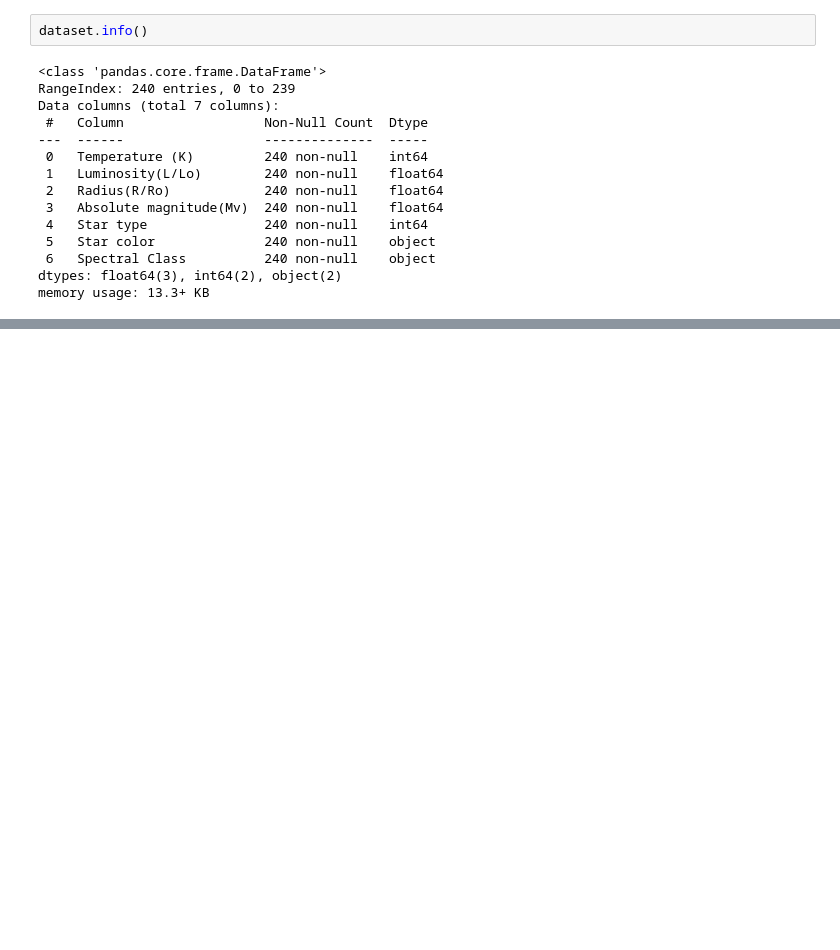
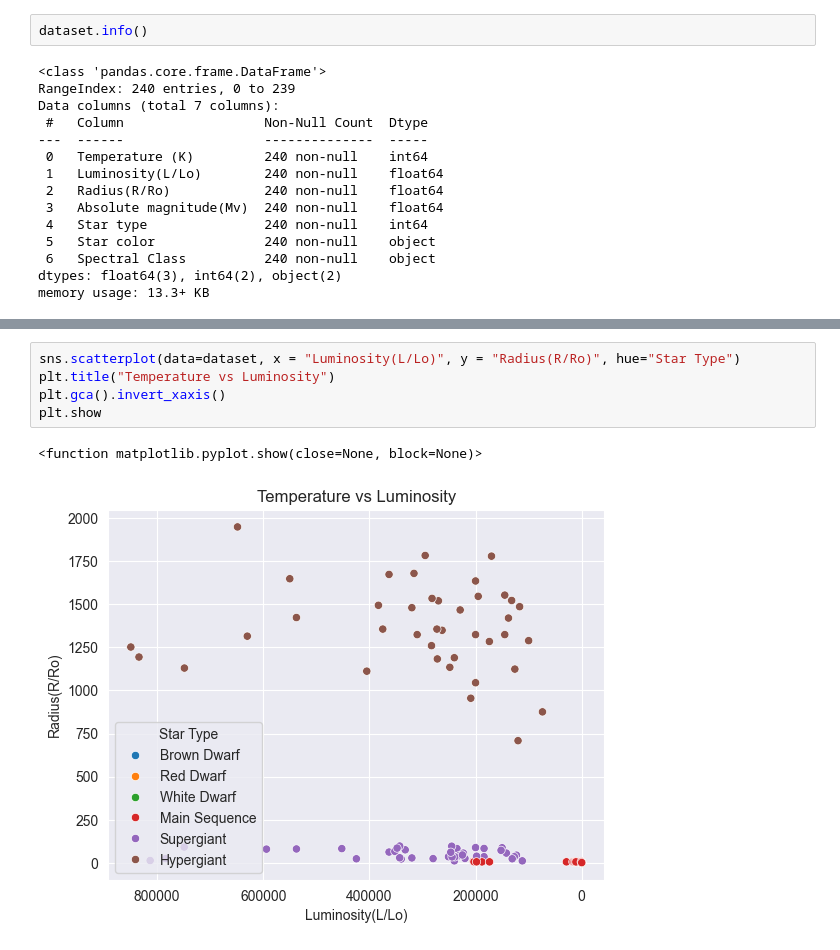
Before and after one commit to Sleepysloth99/Star_generation, a Jupyter notebook: Notebooks/01_EDA.ipynb, the cells around one changed output, grey strips where cells are left out. Cells and saved outputs as stored; diff of their text form; blank space fills up the shorter version.

```diff
--- a/Notebooks/01_EDA.ipynb
+++ b/Notebooks/01_EDA.ipynb
@@ -65,0 +154,8 @@ memory usage: 13.3+ KB
+# %%
+sns.scatterplot(data=dataset, x = "Luminosity(L/Lo)", y = "Radius(R/Ro)", hue="Star Type")
+plt.title("Temperature vs Luminosity")
+plt.gca().invert_xaxis()
+plt.show
+# %% [output]
+<function matplotlib.pyplot.show(close=None, block=None)>
+[figure, added]
```
Also changed, not shown: parts of 10 cells of this notebook, 1 other file.
